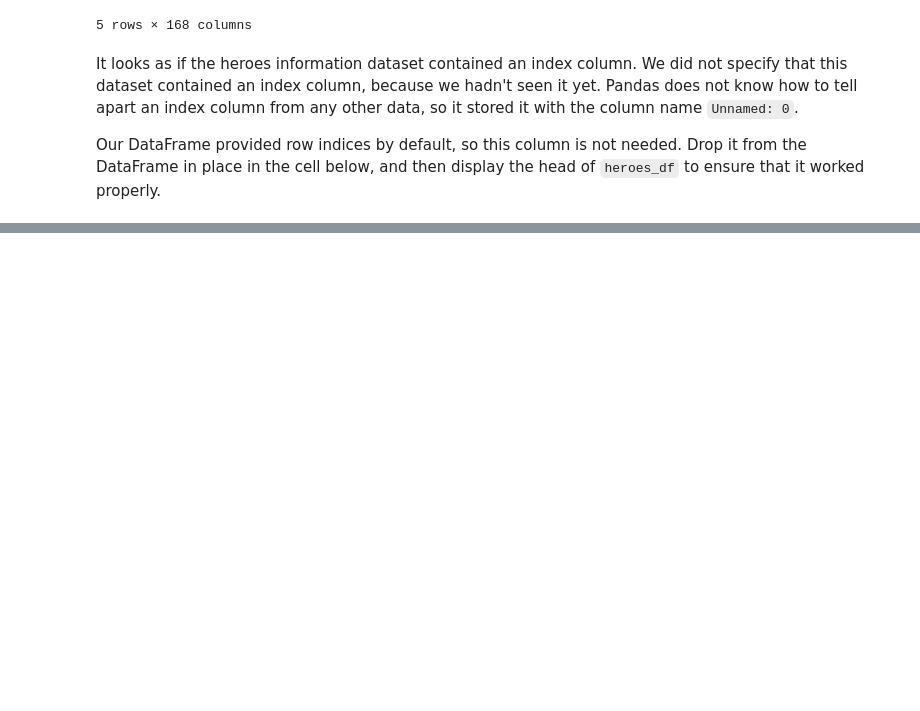
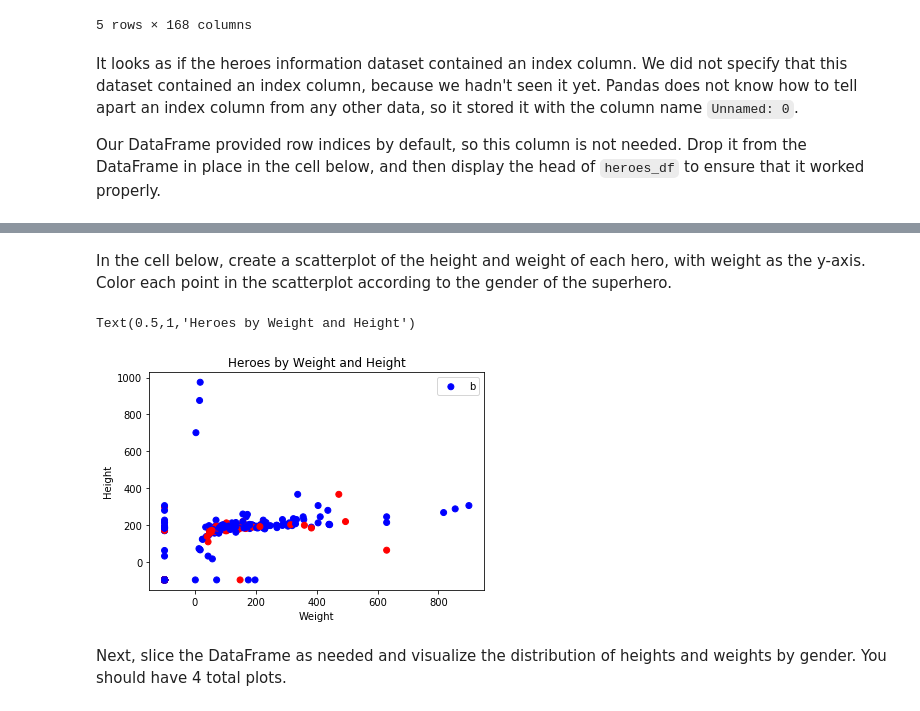
Before and after one commit to LoreDirick/ds-pandas-summative-lab-ds-eng-preview, a Jupyter notebook: index.ipynb, the cells around one changed output, grey strips where cells are left out. Drawn from its saved outputs; the diff is of its cells as text; code cells hidden in the pictures; blank space fills up the shorter version.

```diff
--- a/index.ipynb
+++ b/index.ipynb
@@ -55,0 +150,4 @@ heroes_df.head()
+# %%
+mean_weight = np.mean(heroes_df.Weight)
+heroes_df['Weight'].fillna(mean_weight, inplace=True)
+heroes_df.isna().sum()
@@ -55,0 +186,7 @@ heroes_df.head()
+# %%
+powers_df.rename(columns={'hero_names':'name'}, inplace=True)
+# %%
+powers_df  = powers_df.astype('str')
+# %%
+heroes_and_powers_df = powers_df.set_index('name').join(heroes_df.set_index('name'), how='inner')
+heroes_and_powers_df.head()
@@ -55,0 +222,20 @@ heroes_df.head()
+# %% [markdown]
+In the cell below, create a scatterplot of the height and weight of each hero, with weight as the y-axis.  Color each point in the scatterplot according to the gender of the superhero.
+# %%
+### TODO: Fix legend
+gender  = []
+for i in heroes_and_powers_df.Gender:
+    if i == 'Male':
+        gender.append('b')
+    else:
+        gender.append('r')
+plt.scatter(heroes_and_powers_df.Weight, heroes_and_powers_df.Height, c=gender)
+plt.legend({'b': 'Male', 'r': 'Female'})
+plt.xlabel('Weight')
+plt.ylabel('Height')
+plt.title("Heroes by Weight and Height")
+# %% [output]
+Text(0.5,1,'Heroes by Weight and Height')
+[figure, added]
+# %% [markdown]
+Next, slice the DataFrame as needed and visualize the distribution of heights and weights by gender.  You should have 4 total plots.
```
Also changed, not shown: parts of 27 cells of this notebook.
